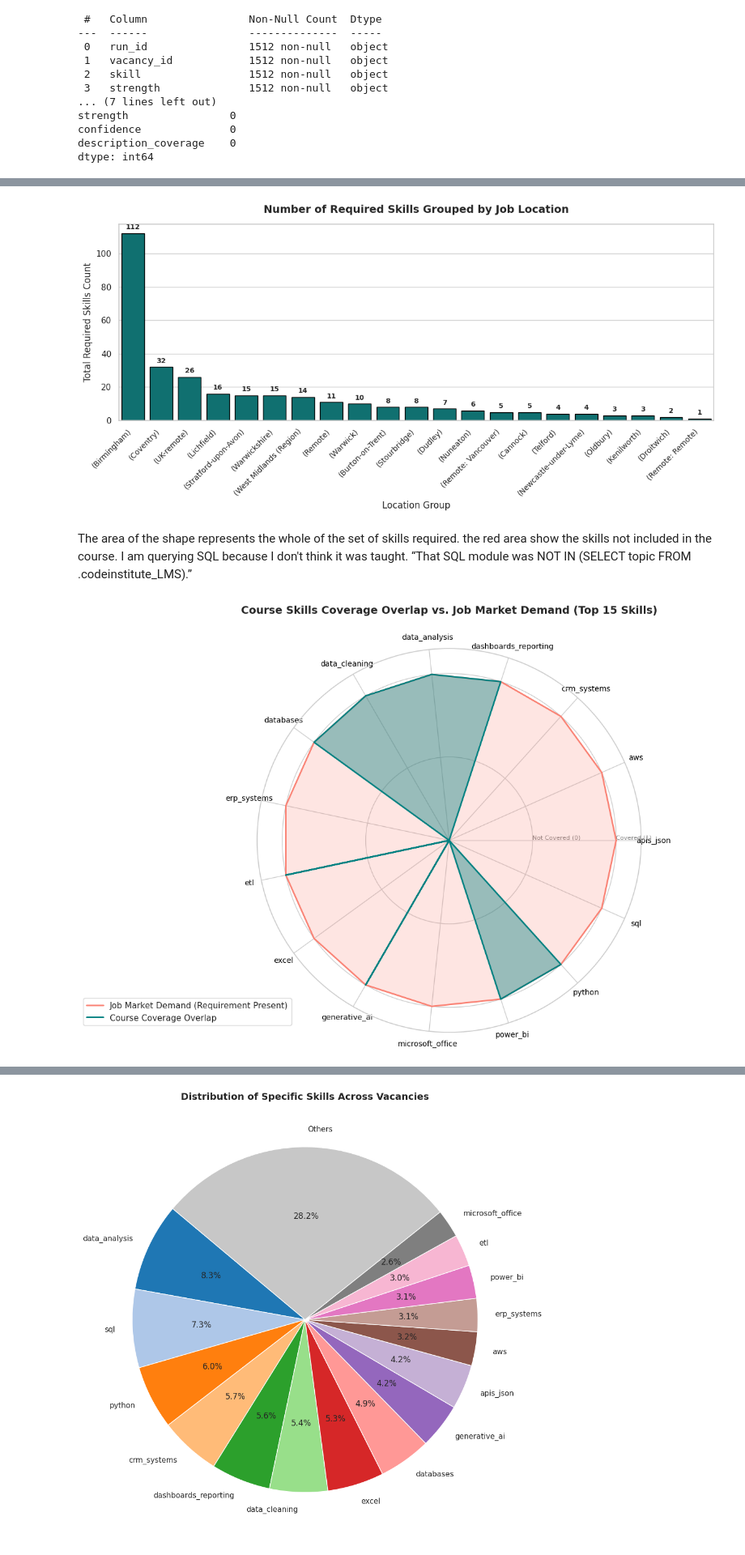
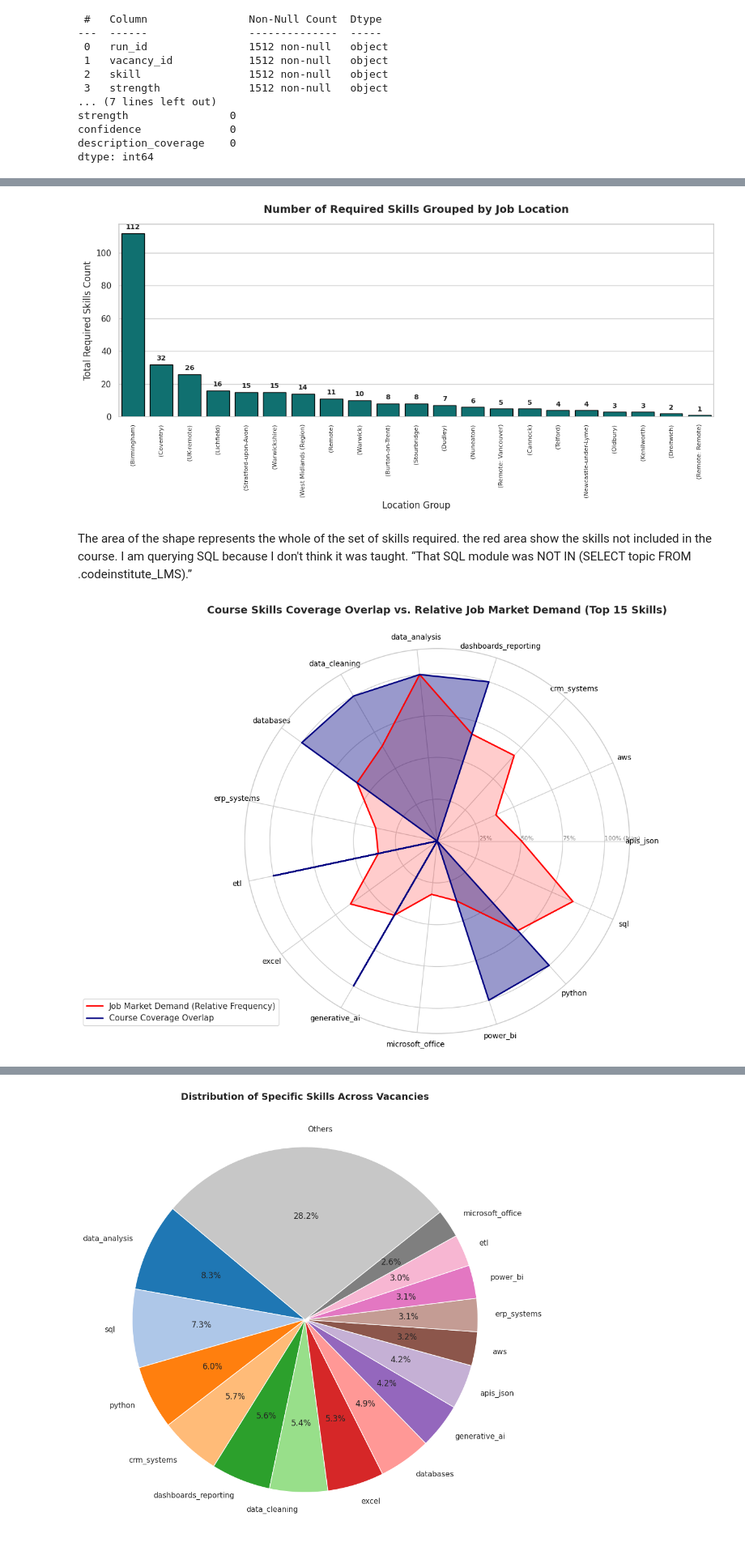
Before and after one commit to TidyWeb/SkillMatch, a Jupyter notebook: John's Folder/Data_Analyst_Workbook.ipynb, the cells around one changed output, grey strips where cells are left out. Shown at 81% size. Drawn from its saved outputs; the diff is of its cells as text; code cells hidden in the pictures.

```diff
--- a/John's Folder/Data_Analyst_Workbook.ipynb
+++ b/John's Folder/Data_Analyst_Workbook.ipynb
@@ -3,33 +9,31 @@ import pandas as pd
 
 # URL of the raw CSV file on GitHub
 # Note: Replacing 'github.com' with 'raw.githubusercontent.com' and removing '/blob' to get the raw file content
-csv_url = 'https://raw.githubusercontent.com/TidyWeb/SkillMatch/refs/heads/data-snapshots/data/live_snapshots/20261030_1324/skills.csv'
+
 
 try:
-    skills  = pd.read_csv(csv_url)
+    skills  = pd.read_csv(SKILLS_CSV_URL)
     print("DataFrame loaded successfully!")
 except Exception as e:
     print(f"Error loading CSV directly: {e}")
     print("Attempting to load via requests...")
     import requests
     import io
-    response = requests.get(csv_url)
+    response = requests.get(SKILLS_CSV_URL)
     skills = pd.read_csv(io.StringIO(response.text))
 # %% [output]
 DataFrame loaded successfully!
 # %%
 import pandas as pd
 
-vacancies_url = 'https://raw.githubusercontent.com/TidyWeb/SkillMatch/refs/heads/data-snapshots/data/live_snapshots/20261030_1324/shown.csv'
-
 try:
-    vacancies = pd.read_csv(vacancies_url)
+    vacancies = pd.read_csv(SKILLS_CSV_URL)
     print("Vacancies DataFrame loaded successfully!")
 except Exception as e:
     import requests
     import io
     print(f"Error loading via pandas directly: {e}. Trying fallback with requests...")
-    response = requests.get(vacancies_url)
+    response = requests.get(SKILLS_CSV_URL)
     vacancies = pd.read_csv(io.StringIO(response.text))
 
 # Join the two DataFrames on 'vacancy_id'
@@ -173,13 +225,12 @@ import seaborn as sns
 import pandas as pd
 
 # 1. Reload the correct merged flat DataFrame
-vacancies_url = 'https://raw.githubusercontent.com/TidyWeb/SkillMatch/refs/heads/data-snapshots/data/live_snapshots/20261030_1324/shown.csv'
 try:
-    vac_current = pd.read_csv(vacancies_url)
+    vac_current = pd.read_csv(SHOWN_CSV_URL)
 except Exception:
     import requests
     import io
-    response = requests.get(vacancies_url)
+    response = requests.get(SHOWN_CSV_URL)
     vac_current = pd.read_csv(io.StringIO(response.text))
 
 skills_flat_current = pd.merge(skills, vac_current, on='vacancy_id', how='inner')
@@ -227,12 +278,12 @@ for p in ax.patches:
 plt.title('Number of Required Skills Grouped by Job Location', fontsize=14, fontweight='bold', pad=15)
 plt.xlabel('Location Group', fontsize=12)
 plt.ylabel('Total Required Skills Count', fontsize=12)
-plt.xticks(rotation=45, ha='right', fontsize=10)
+plt.xticks(rotation=90, ha='center', fontsize=8)
 
 plt.tight_layout()
 plt.show()
 # %% [output]
-[figure, old version]
+[figure, new version]
 # %% [markdown]
 The area of the shape represents the whole of the set of skills required. the red area show the skills not included in the course.   I am querying SQL because I don't think it was taught. “That SQL module was NOT IN (SELECT topic FROM .codeinstitute_LMS).”
 # %%
@@ -242,14 +293,11 @@ import pandas as pd
 import requests
 import yaml
 
-# URL of the raw CSV file on GitHub
-csv_url = 'https://raw.githubusercontent.com/TidyWeb/SkillMatch/refs/heads/data-snapshots/data/live_snapshots/20261030_1324/skills.csv'
-skills = pd.read_csv(csv_url)
+skills = pd.read_csv(SKILLS_CSV_URL)
 
 # 1. Load the technical skills taxonomy to get course coverage
-yaml_url = 'https://raw.githubusercontent.com/TidyWeb/SkillMatch/refs/heads/main/skillmatch-app/data/taxonomy/technical_skills.yaml'
 try:
-    response = requests.get(yaml_url)
+    response = requests.get(TECHNICAL_SKILLS_YAML_URL)
     response.raise_for_status()
     taxonomy_data = yaml.safe_load(response.text)
 
@@ -274,50 +322,51 @@ all_skills = sorted(top_skills_list)
 # Filter df to check course coverage
 covered_course_skills = set(df[df['course_covered'] == True]['id'])
 
+# Calculate proportional demand share scaled to 1.0 based on frequency
+max_demand = skill_counts.max()
+scaled_job_demand = {skill: skill_counts[skill] / max_demand for skill in all_skills}
+
 # 3. Build radar chart values
-# Job value is always 1 (representing a full demand boundary for every skill)
-job_values = [1 for skill in all_skills]
-
-# Course coverage value is binary (1 if covered, else 0)
+job_values = [scaled_job_demand[skill] for skill in all_skills]
 course_values = [1 if skill in covered_course_skills else 0 for skill in all_skills]
 
 # Number of variables
 num_vars = len(all_skills)
 
 # Compute angle for each axis
 angles = np.linspace(0, 2 * np.pi, num_vars, endpoint=False).tolist()
 
 # Close the loop
 course_values += course_values[:1]
 job_values += job_values[:1]
 angles += angles[:1]
 
 fig, ax = plt.subplots(figsize=(11, 11), subplot_kw=dict(polar=True))
 
 # Draw axes labels
 plt.xticks(angles[:-1], all_skills, color='black', size=10, rotation=45)
 
 # Set y-axis limits
 ax.set_rlabel_position(0)
-plt.yticks([0.5, 1.0], ["Not Covered (0)", "Covered (1)"], color="grey", size=8)
+plt.yticks([0.25, 0.5, 0.75, 1.0], ["25%", "50%", "75%", "100% (Max)"], color="grey", size=8)
 plt.ylim(0, 1.15)
 
-# Plot Job Market Demand (Boundary set to 1 for all skills)
-ax.plot(angles, job_values, linewidth=2, linestyle='solid', label="Job Market Demand (Requirement Present)", color='salmon')
-ax.fill(angles, job_values, color='salmon', alpha=0.2)
+# Plot Job Market Demand (Scaled to maximum demand as 1.0)
+ax.plot(angles, job_values, linewidth=2, linestyle='solid', label="Job Market Demand (Relative Frequency)", color='red')
+ax.fill(angles, job_values, color='red', alpha=0.2)
 
 # Plot Course Skills Covered (Binary coverage: 1 or 0)
-ax.plot(angles, course_values, linewidth=2, linestyle='solid', label="Course Coverage Overlap", color='teal')
-ax.fill(angles, course_values, color='teal', alpha=0.4)
+ax.plot(angles, course_values, linewidth=2, linestyle='solid', label="Course Coverage Overlap", color='navy')
+ax.fill(angles, course_values, color='navy', alpha=0.4)
 
 # Details
 plt.legend(loc='upper right', bbox_to_anchor=(0.1, 0.1))
-plt.title("Course Skills Coverage Overlap vs. Job Market Demand (Top 15 Skills)", size=14, fontweight='bold', y=1.08)
+plt.title("Course Skills Coverage Overlap vs. Relative Job Market Demand (Top 15 Skills)", size=14, fontweight='bold', y=1.08)
 
 plt.tight_layout()
 plt.show()
 # %% [output]
-[figure, old version]
+[figure, new version]
 # %%
 import numpy as np
 import matplotlib.pyplot as plt
```
Also changed, not shown: parts of 17 cells of this notebook.
